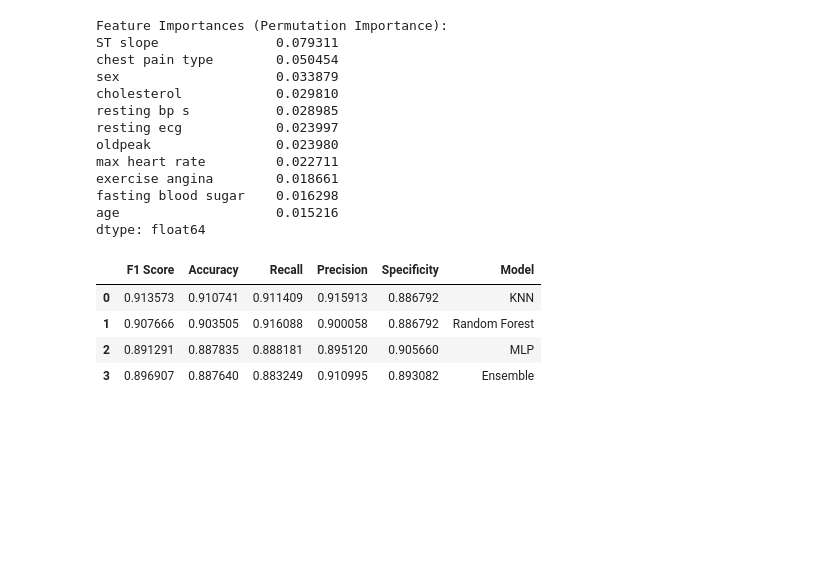
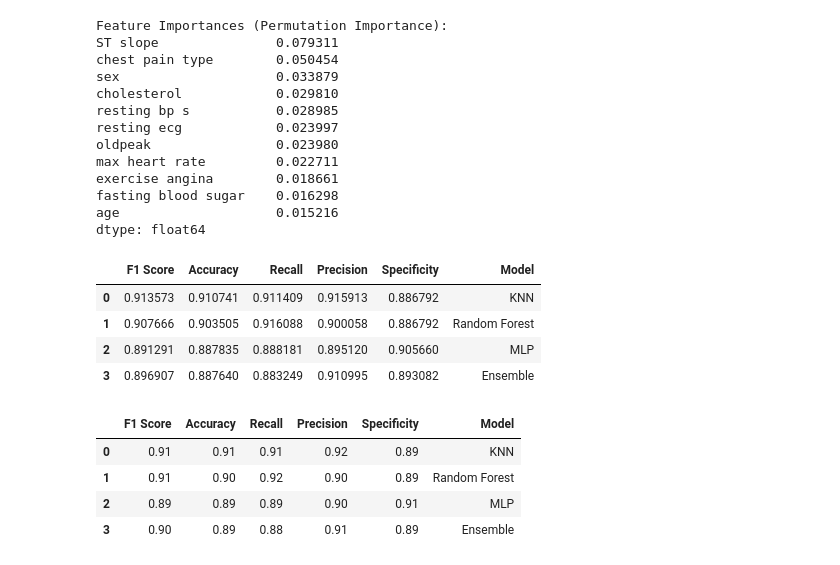
Before and after one commit to Carlos3du/PrognosisIschemicCardiovascular, a Jupyter notebook: notebook/notebook.ipynb, the cells around one changed output. Saved outputs shown, nothing was run; the diff lists cells and outputs as text; code cells hidden in the pictures; blank space fills up the shorter version.

Commit message:
add: ensemble learning

```diff
--- a/notebook/notebook.ipynb
+++ b/notebook/notebook.ipynb
@@ -751,3 +751,14 @@ df_results
 | 1 | 0.907666 | 0.903505 | 0.916088 | 0.900058 | 0.886792 | Random Forest |
 | 2 | 0.891291 | 0.887835 | 0.888181 | 0.895120 | 0.905660 | MLP |
 | 3 | 0.896907 | 0.887640 | 0.883249 | 0.910995 | 0.893082 | Ensemble |
+# %%
+df_results_2dec = df_results.copy()
+for col in ['F1 Score', 'Accuracy', 'Recall', 'Precision', 'Specificity']:
+    df_results_2dec[col] = df_results_2dec[col].round(2)
+df_results_2dec
+# %% [output]
+|  | F1 Score | Accuracy | Recall | Precision | Specificity | Model |
+| 0 | 0.91 | 0.91 | 0.91 | 0.92 | 0.89 | KNN |
+| 1 | 0.91 | 0.90 | 0.92 | 0.90 | 0.89 | Random Forest |
+| 2 | 0.89 | 0.89 | 0.89 | 0.90 | 0.91 | MLP |
+| 3 | 0.90 | 0.89 | 0.88 | 0.91 | 0.89 | Ensemble |
```
Also changed, not shown: parts of 1 cell of this notebook.
